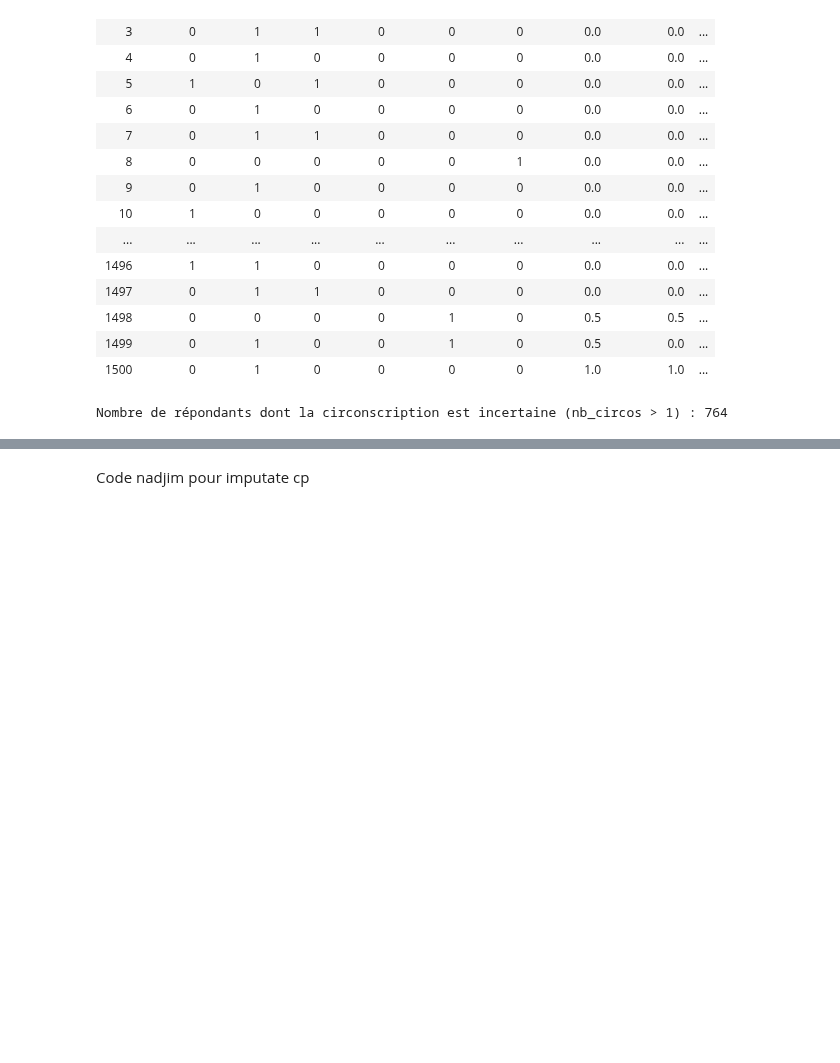
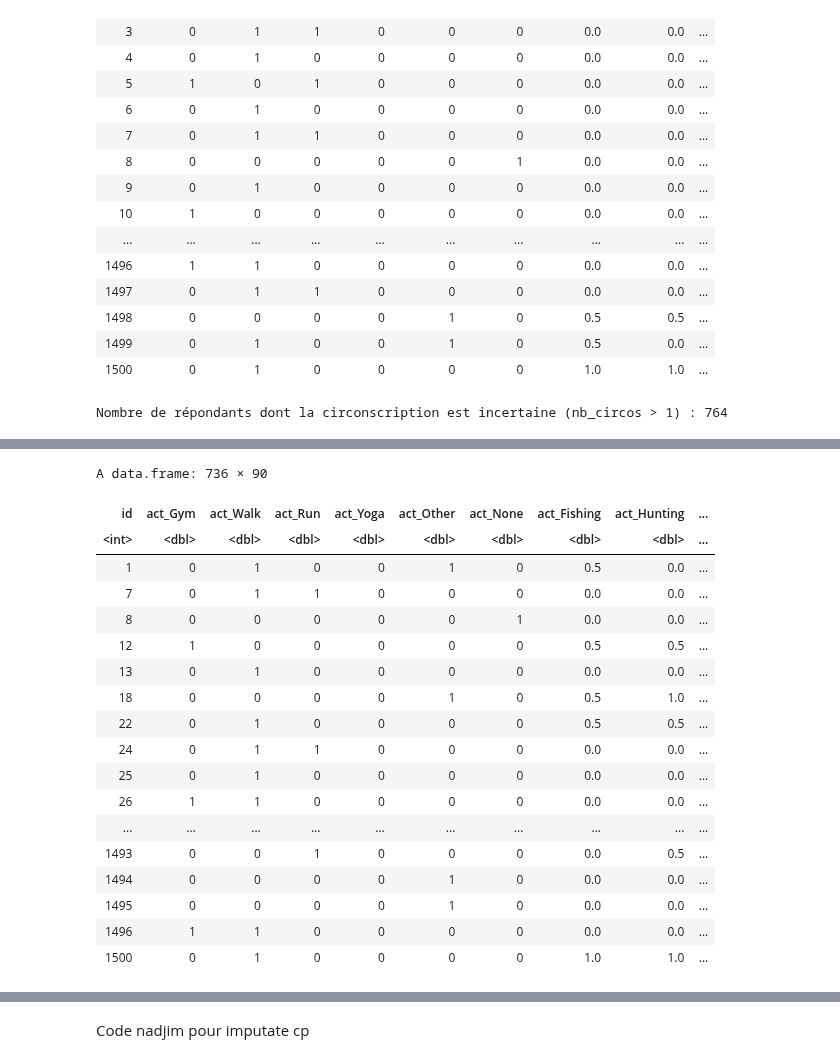
Before and after one commit to clessn/datagotchi_federal_2024, a Jupyter notebook: albou558/qc_2022/03_02-3_desc-geographique.ipynb, the cells around one changed output, grey strips where cells are left out. Drawn from its saved outputs; the diff is of its cells as text; code cells hidden in the pictures; blank space fills up the shorter version.

```diff
--- a/albou558/qc_2022/03_02-3_desc-geographique.ipynb
+++ b/albou558/qc_2022/03_02-3_desc-geographique.ipynb
@@ -276,3 +272,43 @@ nb_ambigus <- nrow(repondants_ambigus)
 cat("Nombre de répondants dont la circonscription est incertaine (nb_circos > 1) :", nb_ambigus, "\n")
 # %% [output]
 Nombre de répondants dont la circonscription est incertaine (nb_circos > 1) : 764
+# %%
+library(dplyr)
+library(stringr)
+library(tidyr)
+
+# --- Création du mapping à partir de circo_prov ---
+# Extraction des 3 premiers caractères du code postal (CO_POSTL)
+circo_prov <- circo_prov %>%
+  mutate(postal_code = str_sub(CO_POSTL, 1, 3))
+
+# Création du mapping : pour chaque préfixe, liste des circonscriptions et nombre distinct
+mapping <- circo_prov %>%
+  group_by(postal_code) %>%
+  summarize(
+    circonscriptions = list(unique(NM_CIRC)),
+    nb_circos = n_distinct(NM_CIRC)
+  )
+
+# (Optionnel) Affichage du mapping complet en "aplatissant" la liste
+mapping_complete <- mapping %>% unnest(circonscriptions)
+cat("Mapping complet :\n")
+print(mapping_complete)
+
+# --- Association aux répondants dans 'datagotchi' ---
+
+# Extraction des 3 premiers caractères du code postal des répondants
+datagotchi <- datagotchi %>%
+  mutate(postal_prefix = str_sub(postal_code, 1, 3))
+
+# Jointure avec le mapping sur le préfixe postal
+datagotchi_joined <- datagotchi %>%
+  left_join(mapping, by = c("postal_prefix" = "postal_code"))
+
+# --- Filtrer les répondants non ambigus ---
+# On garde uniquement les répondants dont le préfixe correspond à une seule circonscription (nb_circos == 1)
+datagotchi_non_ambigu <- datagotchi_joined %>%
+  filter(nb_circos == 1)
+
+# Affichage du nombre de répondants non ambigus
+cat("Nombre de répondants dont la circonscription n'est pas ambiguë :", nrow(datagotchi_non_ambigu), "\n")
@@ -278,0 +332,22 @@ Nombre de répondants dont la circonscription est incertaine (nb_circos > 1) : 7
+# %%
+datagotchi_non_ambigu
+# %% [output]
+A data.frame: 736 × 90
+| id | act_Gym | act_Walk | act_Run | act_Yoga | act_Other | act_None | act_Fishing | act_Hunting | ... |
+| <int> | <dbl> | <dbl> | <dbl> | <dbl> | <dbl> | <dbl> | <dbl> | <dbl> | ... |
+| 1 | 0 | 1 | 0 | 0 | 1 | 0 | 0.5 | 0.0 | ... |
+| 7 | 0 | 1 | 1 | 0 | 0 | 0 | 0.0 | 0.0 | ... |
+| 8 | 0 | 0 | 0 | 0 | 0 | 1 | 0.0 | 0.0 | ... |
+| 12 | 1 | 0 | 0 | 0 | 0 | 0 | 0.5 | 0.5 | ... |
+| 13 | 0 | 1 | 0 | 0 | 0 | 0 | 0.0 | 0.0 | ... |
+| 18 | 0 | 0 | 0 | 0 | 1 | 0 | 0.5 | 1.0 | ... |
+| 22 | 0 | 1 | 0 | 0 | 0 | 0 | 0.5 | 0.5 | ... |
+| 24 | 0 | 1 | 1 | 0 | 0 | 0 | 0.0 | 0.0 | ... |
+| 25 | 0 | 1 | 0 | 0 | 0 | 0 | 0.0 | 0.0 | ... |
+| 26 | 1 | 1 | 0 | 0 | 0 | 0 | 0.0 | 0.0 | ... |
+| ... | ... | ... | ... | ... | ... | ... | ... | ... | ... |
+| 1493 | 0 | 0 | 1 | 0 | 0 | 0 | 0.0 | 0.5 | ... |
+| 1494 | 0 | 0 | 0 | 0 | 1 | 0 | 0.0 | 0.0 | ... |
+| 1495 | 0 | 0 | 0 | 0 | 1 | 0 | 0.0 | 0.0 | ... |
+| 1496 | 1 | 1 | 0 | 0 | 0 | 0 | 0.0 | 0.0 | ... |
+| 1500 | 0 | 1 | 0 | 0 | 0 | 0 | 1.0 | 1.0 | ... |
```
Also changed, not shown: parts of 9 cells of this notebook.
